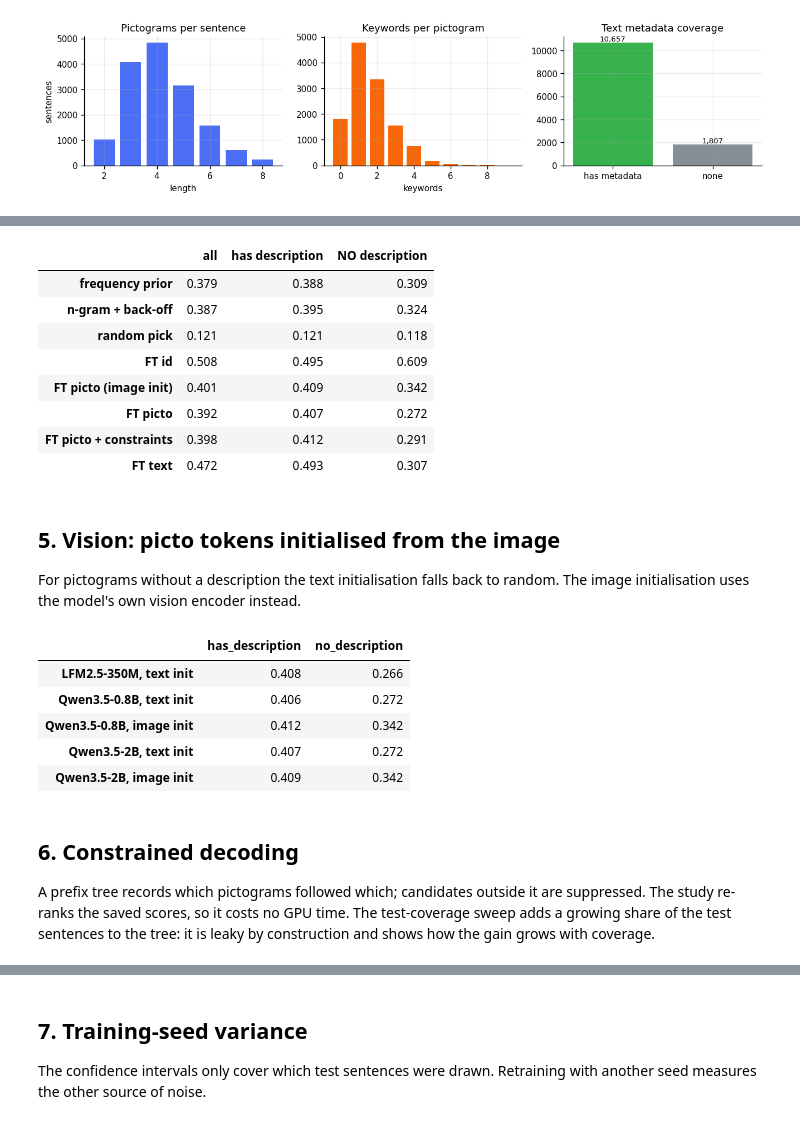
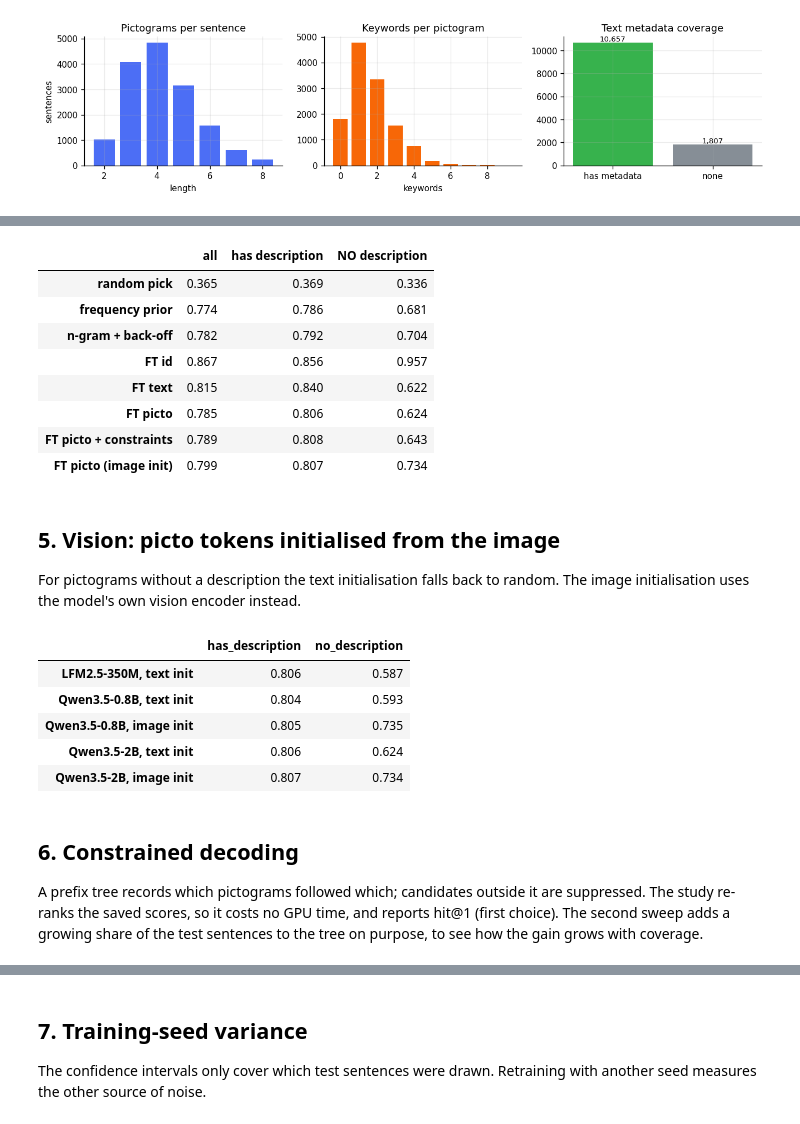
Before and after one commit to davideligabue/bdatm, a Jupyter notebook: notebook.ipynb, the cells around one changed output, grey strips where cells are left out. Cells and saved outputs as stored; diff of their text form; code cells hidden in the pictures.

```diff
--- a/notebook.ipynb
+++ b/notebook.ipynb
@@ -214,0 +197,7 @@ Next:
+# %%
+# What each run ranks first, second and third on this step
+first3 = {}
+for label, recs in RUNS.items():
+    r = next(r for r in recs if r["step_id"] == step["step_id"])
+    first3[label] = [corpus.description[p].split(" (")[0] for p in r["ranked_ids"][:3]]
+pd.DataFrame(first3, index=["1st", "2nd", "3rd"]).T
@@ -241,7 +241,7 @@ for mode, key in [("id", "id"), ("text", "text"), ("picto", "picto_text")]:
     for tag in MODELS:
         recs = load(f"{key}_{tag}")
         if recs:
-            grid.setdefault(mode, {})[tag] = compute(subset(recs), corpus.equivalence)["hit@1"]
+            grid.setdefault(mode, {})[tag] = compute(subset(recs), corpus.equivalence)[MAIN]
 GRID = pd.DataFrame(grid).T.reindex(columns=MODELS).round(3)
 GRID
 # %% [output]
@@ -252,7 +252,8 @@ GRID
 # %%
 # Heatmap: one cell per (mode, model)
 fig, ax = plt.subplots(figsize=(6.4, 2.6))
-im = ax.imshow(GRID.values.astype(float), cmap="Blues", vmin=0.35, vmax=0.55, aspect="auto")
+lo, hi = GRID.values.min() - 0.03, GRID.values.max() + 0.03
+im = ax.imshow(GRID.values.astype(float), cmap="Blues", vmin=lo, vmax=hi, aspect="auto")
 ax.set_xticks(range(GRID.shape[1]), GRID.columns, fontsize=8)
 ax.set_yticks(range(GRID.shape[0]), GRID.index)
 ax.grid(False)
@@ -261,7 +262,7 @@ for i in range(GRID.shape[0]):
         v = GRID.values[i, j]
         if not np.isnan(v):
             ax.text(j, i, f"{v:.3f}", ha="center", va="center",
-                    color="white" if v > 0.47 else "black")
-ax.set_title("Hit@1, pictograms so far, pool of 8")
+                    color="white" if v > (lo + hi) / 2 else "black")
+ax.set_title(f"{MAIN}, pool of 8")
 plt.tight_layout(); plt.savefig(FIGURES / "02_models.png", bbox_inches="tight"); plt.show()
 # %% [output]
@@ -274,7 +293,7 @@ Hit@1 by position t. At t = 0 nothing has been chosen yet.
 rows = {}
 for label, recs in RUNS.items():
     b = breakdown(subset(recs), lambda r: min(int(r["t"]), 5), corpus.equivalence)
-    rows[label] = {("t=5+" if k == 5 else f"t={k}"): round(v["hit@1"], 3) for k, v in sorted(b.items())}
+    rows[label] = {("t=5+" if k == 5 else f"t={k}"): round(v[MAIN], 3) for k, v in sorted(b.items())}
 BY_STEP = pd.DataFrame(rows).T
 BY_STEP
 # %% [output]
@@ -307,24 +326,24 @@ All steps, and the easier subset where the gold pictogram has a description.
 # %%
 rows = {}
 for label, recs in RUNS.items():
     for name, which in [("all", "all"), ("has description", "has_description"),
                         ("NO description", "no_description")]:
         m = compute(subset(recs, which), corpus.equivalence)
         if m.get("n"):
-            rows.setdefault(label, {})[name] = round(m["hit@1"], 3)
+            rows.setdefault(label, {})[name] = round(m[MAIN], 3)
             rows[label][f"{name} (n)"] = m["n"]
 BY_META = pd.DataFrame(rows).T
 BY_META[["all", "has description", "NO description"]]
 # %% [output]
 |  | all | has description | NO description |
-| frequency prior | 0.379 | 0.388 | 0.309 |
-| n-gram + back-off | 0.387 | 0.395 | 0.324 |
-| random pick | 0.121 | 0.121 | 0.118 |
-| FT id | 0.508 | 0.495 | 0.609 |
-| FT picto (image init) | 0.401 | 0.409 | 0.342 |
-| FT picto | 0.392 | 0.407 | 0.272 |
-| FT picto + constraints | 0.398 | 0.412 | 0.291 |
-| FT text | 0.472 | 0.493 | 0.307 |
+| random pick | 0.365 | 0.369 | 0.336 |
+| frequency prior | 0.774 | 0.786 | 0.681 |
+| n-gram + back-off | 0.782 | 0.792 | 0.704 |
+| FT id | 0.867 | 0.856 | 0.957 |
+| FT text | 0.815 | 0.840 | 0.622 |
+| FT picto | 0.785 | 0.806 | 0.624 |
+| FT picto + constraints | 0.789 | 0.808 | 0.643 |
+| FT picto (image init) | 0.799 | 0.807 | 0.734 |
 # %% [markdown]
 ## 5. Vision: picto tokens initialised from the image
 
@@ -339,20 +358,20 @@ for tag in MODELS:
             continue
         for which in ("has_description", "no_description"):
             m = compute(subset(recs, which), corpus.equivalence)
-            rows.setdefault(f"{tag}, {init} init", {})[which] = round(m["hit@1"], 3)
+            rows.setdefault(f"{tag}, {init} init", {})[which] = round(m[MAIN], 3)
 VISION = pd.DataFrame(rows).T
 VISION
 # %% [output]
 |  | has_description | no_description |
-| LFM2.5-350M, text init | 0.408 | 0.266 |
-| Qwen3.5-0.8B, text init | 0.406 | 0.272 |
-| Qwen3.5-0.8B, image init | 0.412 | 0.342 |
-| Qwen3.5-2B, text init | 0.407 | 0.272 |
-| Qwen3.5-2B, image init | 0.409 | 0.342 |
+| LFM2.5-350M, text init | 0.806 | 0.587 |
+| Qwen3.5-0.8B, text init | 0.804 | 0.593 |
+| Qwen3.5-0.8B, image init | 0.805 | 0.735 |
+| Qwen3.5-2B, text init | 0.806 | 0.624 |
+| Qwen3.5-2B, image init | 0.807 | 0.734 |
 # %% [markdown]
 ## 6. Constrained decoding
 
 A prefix tree records which pictograms followed which; candidates outside it are
-suppressed. The study re-ranks the saved scores, so it costs no GPU time. The
-test-coverage sweep adds a growing share of the test sentences to the tree: it
-is leaky by construction and shows how the gain grows with coverage.
+suppressed. The study re-ranks the saved scores, so it costs no GPU time, and
+reports hit@1 (first choice). The second sweep adds a growing share of the test
+sentences to the tree on purpose, to see how the gain grows with coverage.
```
Also changed, not shown: parts of 32 cells of this notebook, 13 other files.
